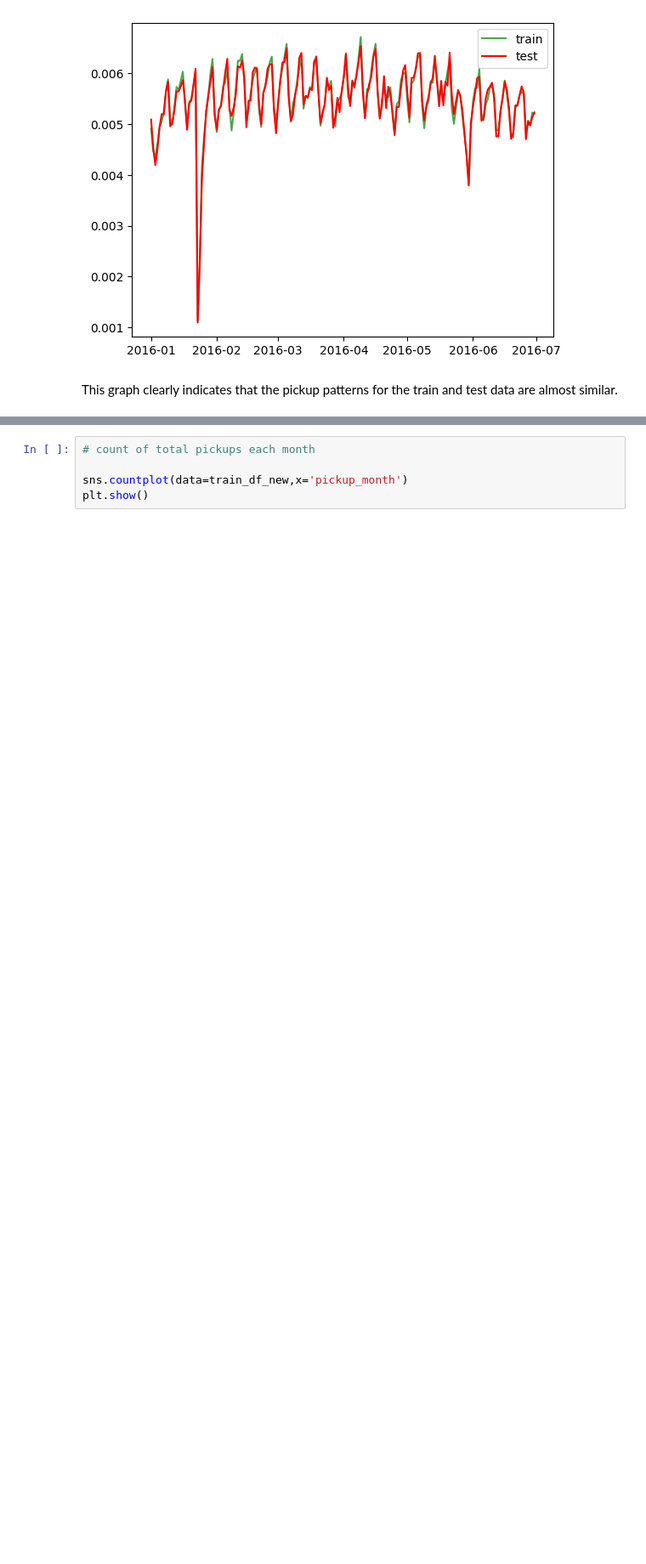
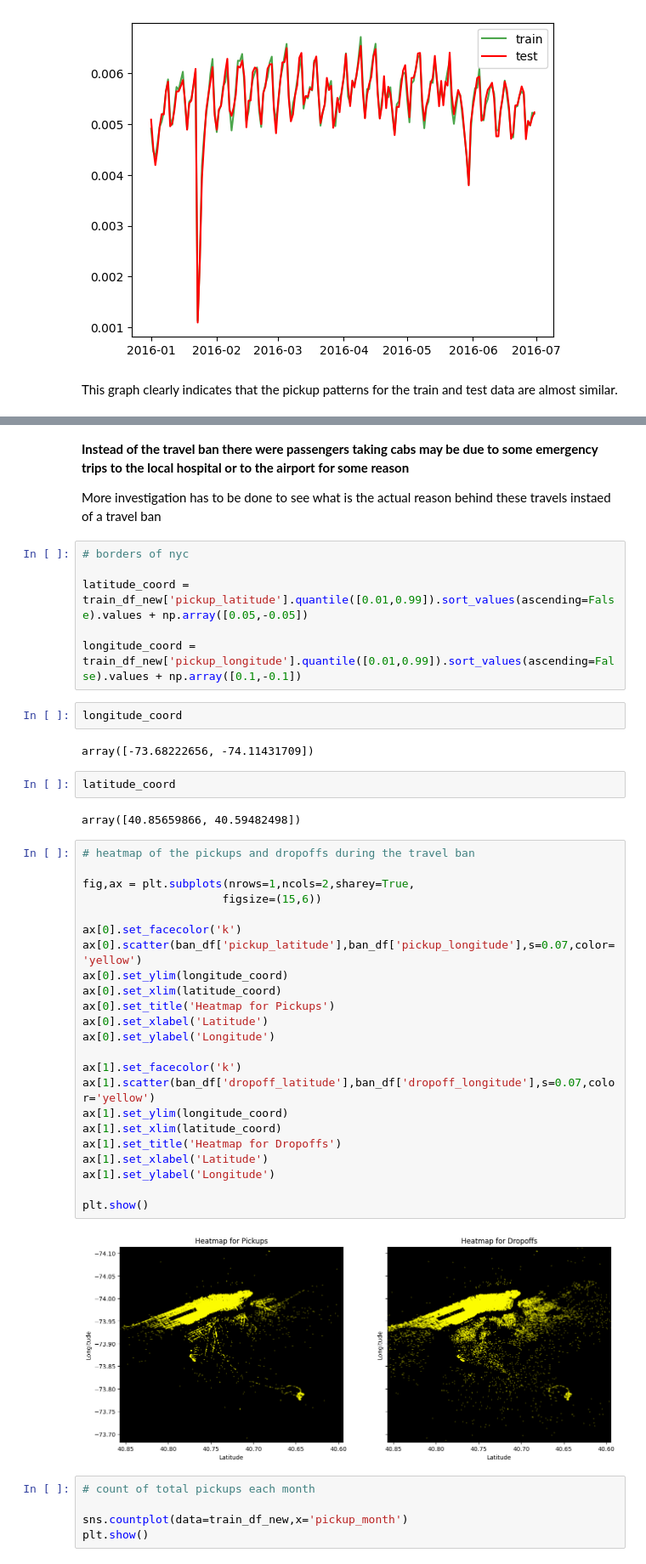
Before and after one commit to Himanshu-1703/kaggle-notebooks, a Jupyter notebook: rushing-through-nyc.ipynb, the cells around one changed output, grey strips where cells are left out. Shown at 85% size. Saved outputs shown, nothing was run; the diff lists cells and outputs as text; blank space fills up the shorter version.

```diff
--- a/rushing-through-nyc.ipynb
+++ b/rushing-through-nyc.ipynb
@@ -574,3 +690,46 @@ This graph clearly indicates that the pickup patterns for the train and test dat
+# %% [markdown]
+**Instead of the travel ban there were passengers taking cabs may be due to some emergency trips to the local hospital or to the airport for some reason**
+
+More investigation has to be done to see what is the actual reason behind these travels instaed of a travel ban
+# %%
+# borders of nyc
+
+latitude_coord = train_df_new['pickup_latitude'].quantile([0.01,0.99]).sort_values(ascending=False).values + np.array([0.05,-0.05])
+
+longitude_coord = train_df_new['pickup_longitude'].quantile([0.01,0.99]).sort_values(ascending=False).values + np.array([0.1,-0.1])
+# %%
+longitude_coord
+# %% [output]
+array([-73.68222656, -74.11431709])
+# %%
+latitude_coord
+# %% [output]
+array([40.85659866, 40.59482498])
+# %%
+# heatmap of the pickups and dropoffs during the travel ban
+
+fig,ax = plt.subplots(nrows=1,ncols=2,sharey=True,
+                     figsize=(15,6))
+
+ax[0].set_facecolor('k')
+ax[0].scatter(ban_df['pickup_latitude'],ban_df['pickup_longitude'],s=0.07,color='yellow')
+ax[0].set_ylim(longitude_coord)
+ax[0].set_xlim(latitude_coord)
+ax[0].set_title('Heatmap for Pickups')
+ax[0].set_xlabel('Latitude')
+ax[0].set_ylabel('Longitude')
+
+ax[1].set_facecolor('k')
+ax[1].scatter(ban_df['dropoff_latitude'],ban_df['dropoff_longitude'],s=0.07,color='yellow')
+ax[1].set_ylim(longitude_coord)
+ax[1].set_xlim(latitude_coord)
+ax[1].set_title('Heatmap for Dropoffs')
+ax[1].set_xlabel('Latitude')
+ax[1].set_ylabel('Longitude')
+
+plt.show()
+# %% [output]
+[figure, added]
 # %%
 # count of total pickups each month
 
```
Also changed, not shown: parts of 16 cells of this notebook.
